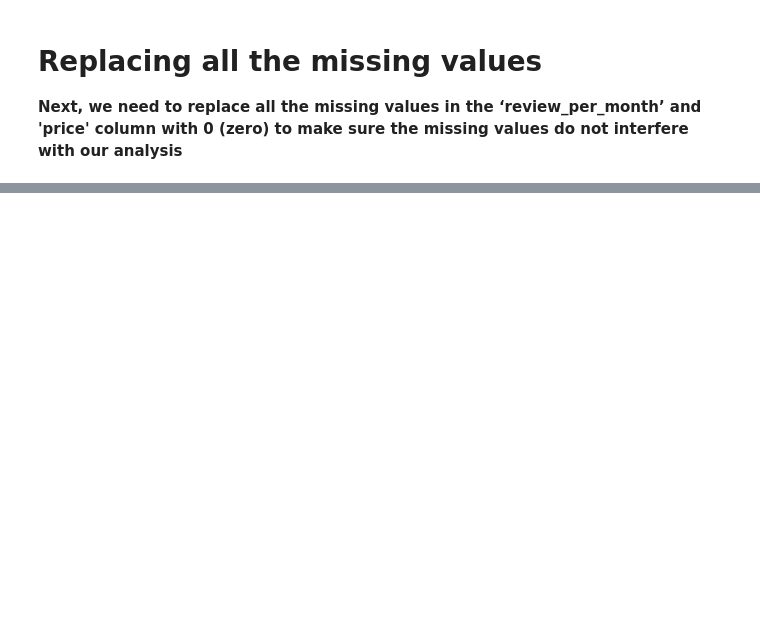
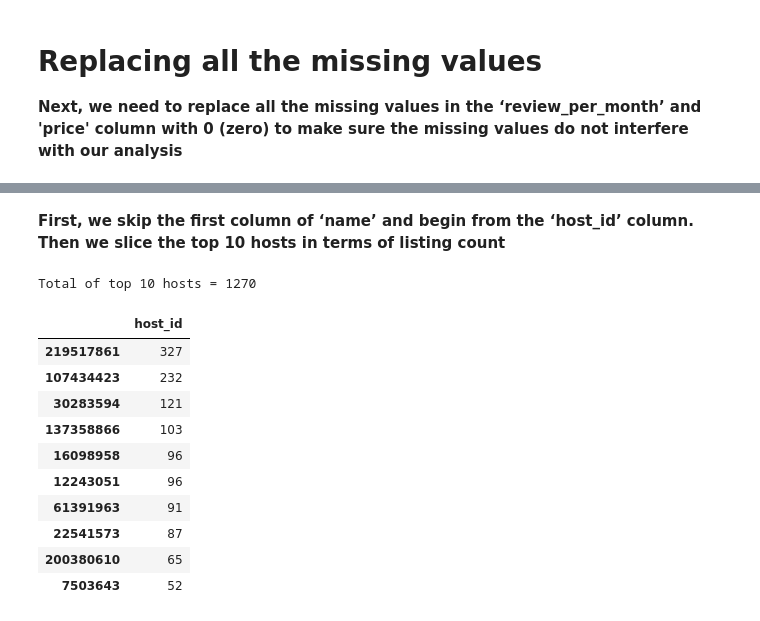
Before and after one commit to swapnilzambare/EDA-Airbnb-Data-Analysis-Capstone-Project, a Jupyter notebook: EDA_Airbnb_data_analysis_capstone_project.ipynb, the cells around one changed output, grey strips where cells are left out. Drawn from its saved outputs; the diff is of its cells as text; code cells hidden in the pictures; blank space fills up the shorter version.

```diff
--- a/EDA_Airbnb_data_analysis_capstone_project.ipynb
+++ b/EDA_Airbnb_data_analysis_capstone_project.ipynb
@@ -203,0 +228,20 @@ airbnb['price'].fillna(0,inplace=True)
+# %% [markdown]
+**First, we skip the first column of ‘name’ and begin from the ‘host_id’ column. Then we slice the top 10 hosts in terms of listing count**
+# %%
+# Listing the Top host id and their booking
+top_host_id = airbnb['host_id'].value_counts().head(10)
+print('Total of top 10 hosts =',top_host_id.sum())
+top_host_id.to_frame()
+# %% [output]
+Total of top 10 hosts = 1270
+|  | host_id |
+| 219517861 | 327 |
+| 107434423 | 232 |
+| 30283594 | 121 |
+| 137358866 | 103 |
+| 16098958 | 96 |
+| 12243051 | 96 |
+| 61391963 | 91 |
+| 22541573 | 87 |
+| 200380610 | 65 |
+| 7503643 | 52 |
```
Also changed, not shown: parts of 6 cells of this notebook.
